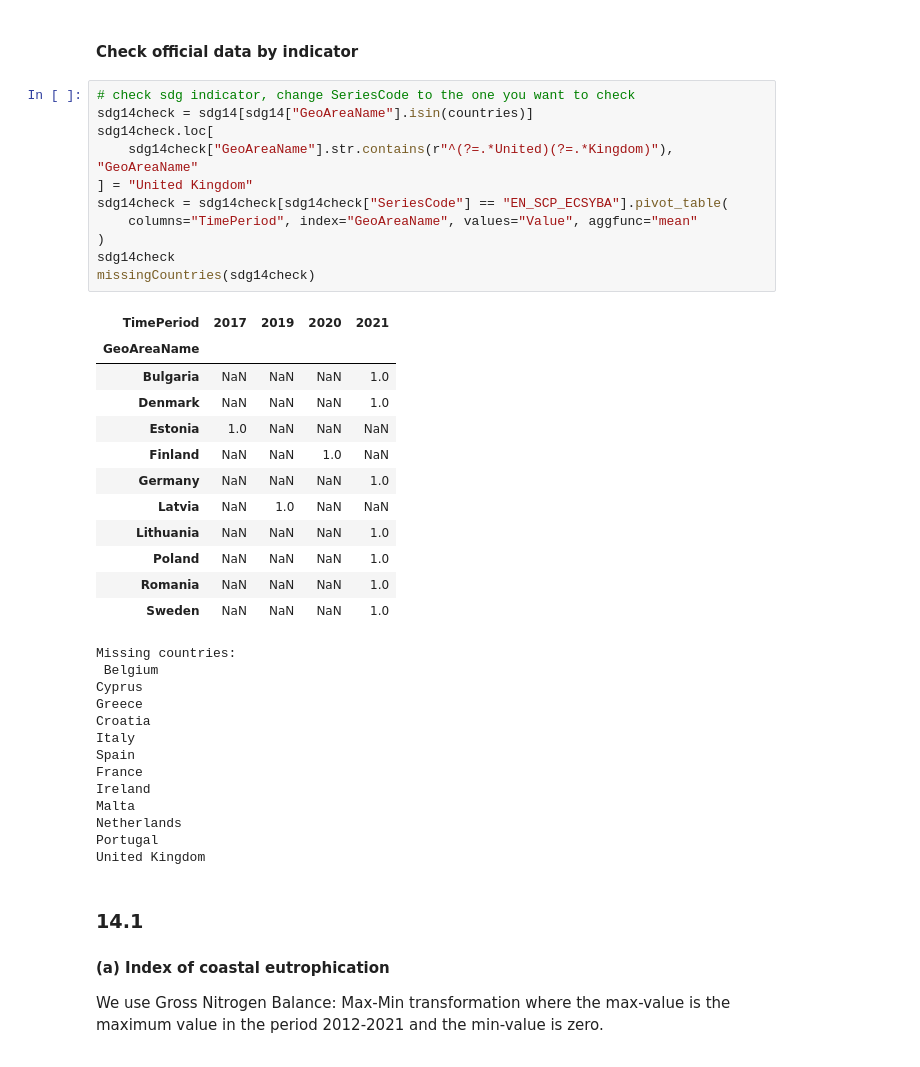
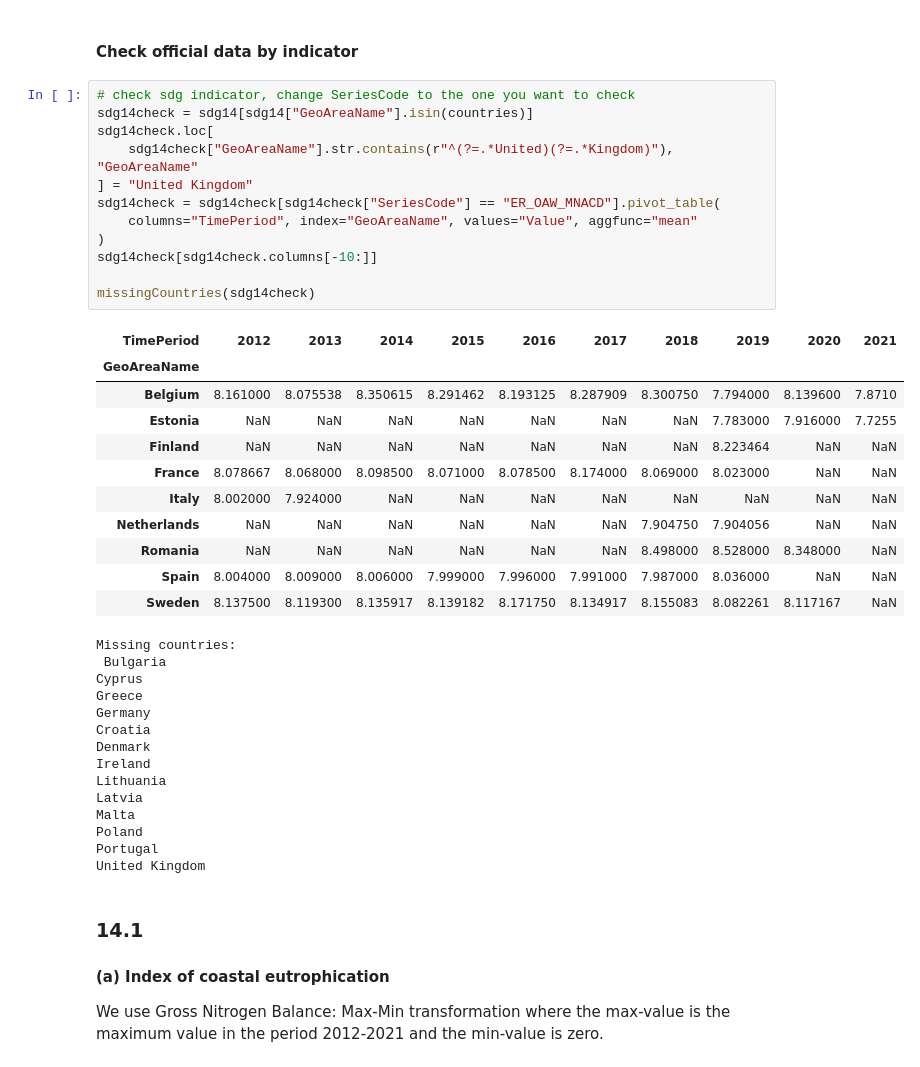
Before and after one commit to isaldiviagonzatti/sdg14, a Jupyter notebook: code/exploreSDG14.ipynb, the cells around one changed output. Saved outputs shown, nothing was run; the diff lists cells and outputs as text.

```diff
--- a/code/exploreSDG14.ipynb
+++ b/code/exploreSDG14.ipynb
@@ -156,38 +158,39 @@ pd.DataFrame(
 # %%
 # check sdg indicator, change SeriesCode to the one you want to check
 sdg14check = sdg14[sdg14["GeoAreaName"].isin(countries)]
 sdg14check.loc[
     sdg14check["GeoAreaName"].str.contains(r"^(?=.*United)(?=.*Kingdom)"), "GeoAreaName"
 ] = "United Kingdom"
-sdg14check = sdg14check[sdg14check["SeriesCode"] == "EN_SCP_ECSYBA"].pivot_table(
+sdg14check = sdg14check[sdg14check["SeriesCode"] == "ER_OAW_MNACD"].pivot_table(
     columns="TimePeriod", index="GeoAreaName", values="Value", aggfunc="mean"
 )
-sdg14check
+sdg14check[sdg14check.columns[-10:]]
+
 missingCountries(sdg14check)
 # %% [output]
-| TimePeriod | 2017 | 2019 | 2020 | 2021 |
-| GeoAreaName |  |  |  |  |
-| Bulgaria | NaN | NaN | NaN | 1.0 |
-| Denmark | NaN | NaN | NaN | 1.0 |
-| Estonia | 1.0 | NaN | NaN | NaN |
-| Finland | NaN | NaN | 1.0 | NaN |
-| Germany | NaN | NaN | NaN | 1.0 |
-| Latvia | NaN | 1.0 | NaN | NaN |
-| Lithuania | NaN | NaN | NaN | 1.0 |
-| Poland | NaN | NaN | NaN | 1.0 |
-| Romania | NaN | NaN | NaN | 1.0 |
-| Sweden | NaN | NaN | NaN | 1.0 |
+| TimePeriod | 2012 | 2013 | 2014 | 2015 | 2016 | 2017 | 2018 | 2019 | 2020 | 2021 |
+| GeoAreaName |  |  |  |  |  |  |  |  |  |  |
+| Belgium | 8.161000 | 8.075538 | 8.350615 | 8.291462 | 8.193125 | 8.287909 | 8.300750 | 7.794000 | 8.139600 | 7.8710 |
+| Estonia | NaN | NaN | NaN | NaN | NaN | NaN | NaN | 7.783000 | 7.916000 | 7.7255 |
+| Finland | NaN | NaN | NaN | NaN | NaN | NaN | NaN | 8.223464 | NaN | NaN |
+| France | 8.078667 | 8.068000 | 8.098500 | 8.071000 | 8.078500 | 8.174000 | 8.069000 | 8.023000 | NaN | NaN |
+| Italy | 8.002000 | 7.924000 | NaN | NaN | NaN | NaN | NaN | NaN | NaN | NaN |
+| Netherlands | NaN | NaN | NaN | NaN | NaN | NaN | 7.904750 | 7.904056 | NaN | NaN |
+| Romania | NaN | NaN | NaN | NaN | NaN | NaN | 8.498000 | 8.528000 | 8.348000 | NaN |
+| Spain | 8.004000 | 8.009000 | 8.006000 | 7.999000 | 7.996000 | 7.991000 | 7.987000 | 8.036000 | NaN | NaN |
+| Sweden | 8.137500 | 8.119300 | 8.135917 | 8.139182 | 8.171750 | 8.134917 | 8.155083 | 8.082261 | 8.117167 | NaN |
 Missing countries:
- Belgium
+ Bulgaria
 Cyprus
 Greece
+Germany
 Croatia
-Italy
-Spain
-France
+Denmark
 Ireland
+Lithuania
+Latvia
 Malta
-Netherlands
+Poland
 Portugal
 United Kingdom
 # %% [markdown]
```
Also changed, not shown: parts of 10 cells of this notebook, 1 other file.
